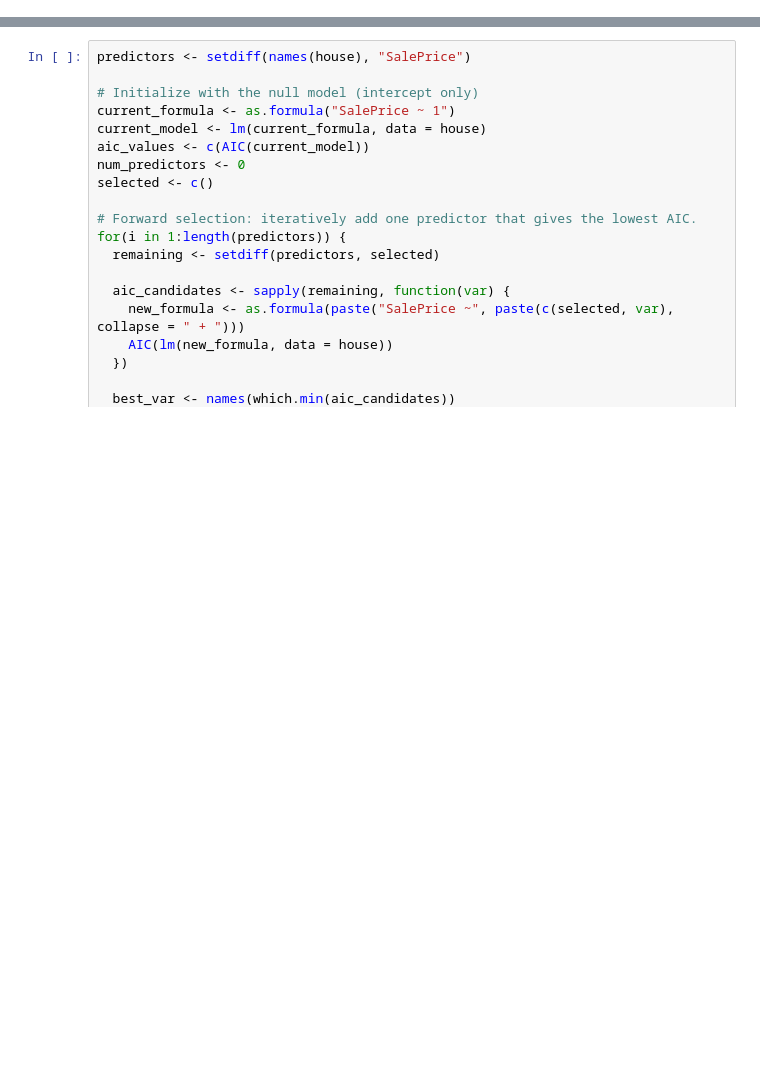
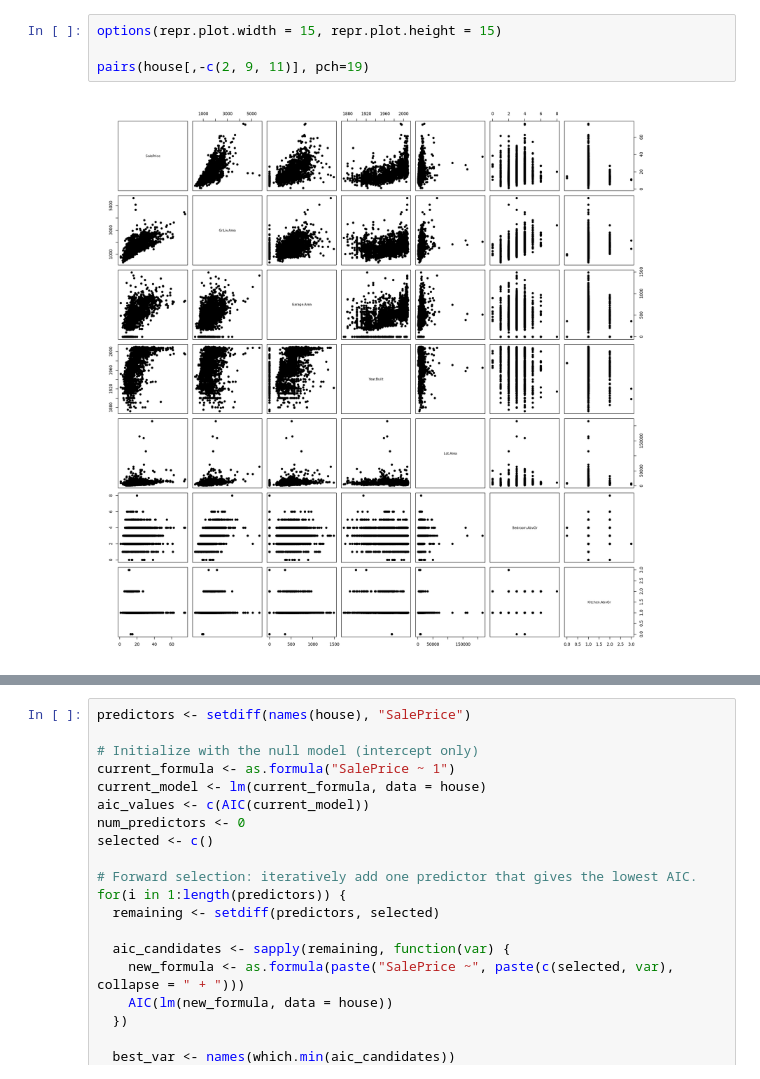
Before and after one commit to AllenCheng5186/STAT306-G14-Group-Project, a Jupyter notebook: Jupyter/report.ipynb, the cells around one changed output, grey strips where cells are left out. Drawn from its saved outputs; the diff is of its cells as text; blank space fills up the shorter version.

```diff
--- a/Jupyter/report.ipynb
+++ b/Jupyter/report.ipynb
@@ -92,0 +67,6 @@ str(house)
+# %%
+options(repr.plot.width = 15, repr.plot.height = 15)
+
+pairs(house[,-c(2, 9, 11)], pch=19)
+# %% [output]
+[figure, added]
```
Also changed, not shown: parts of 29 cells of this notebook, 3 other files.
